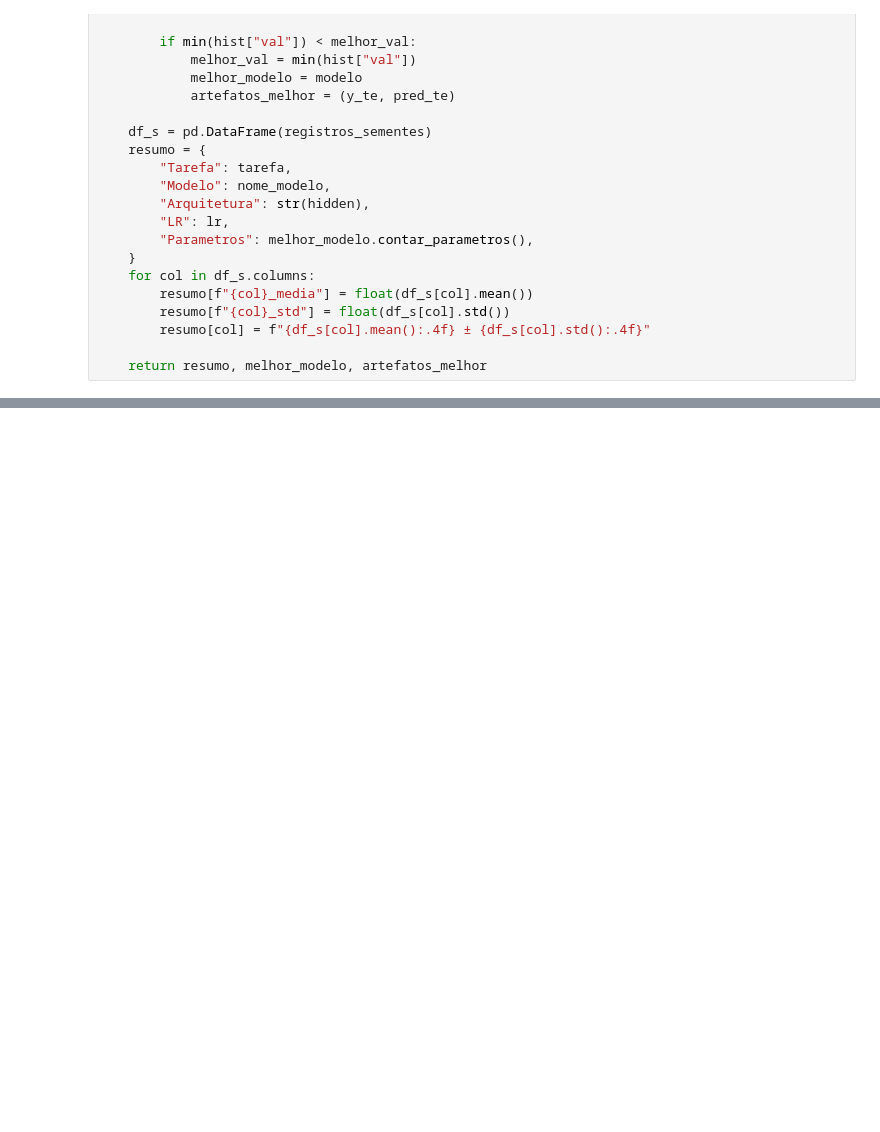
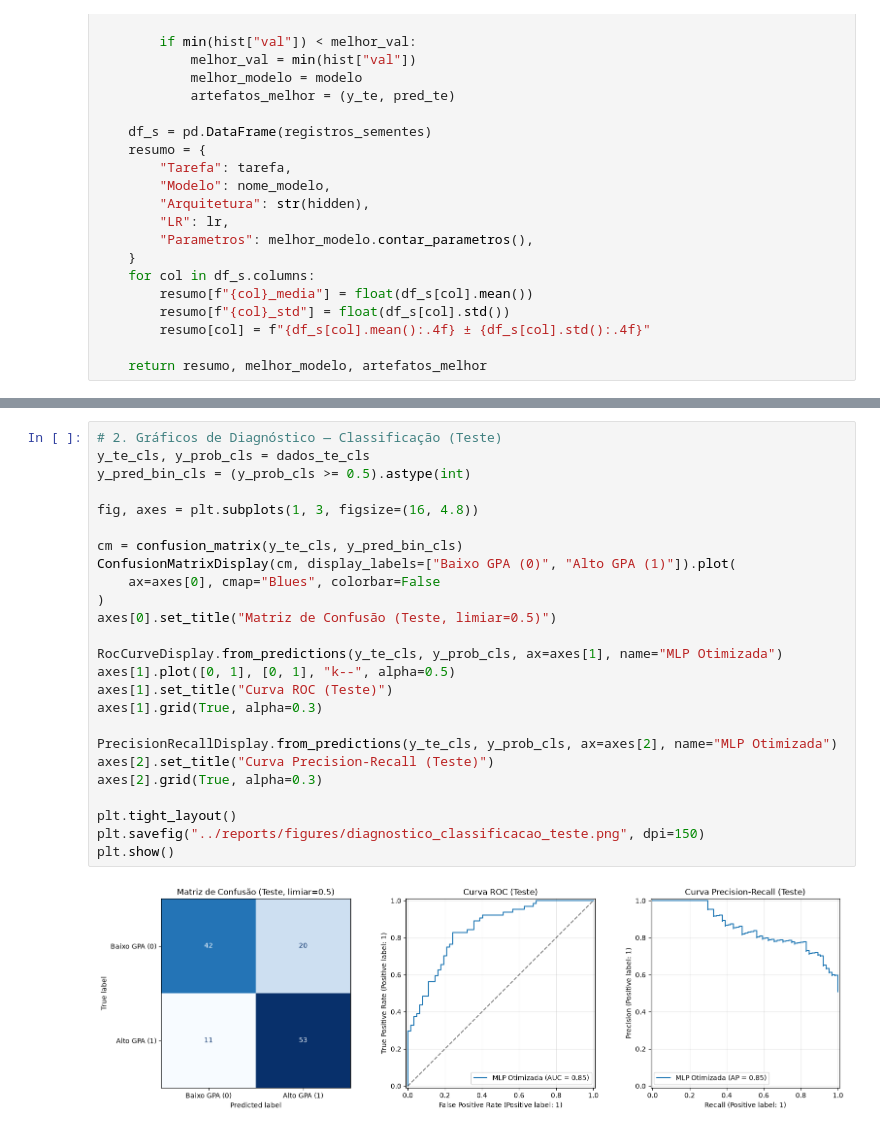
Before and after one commit to HendsMede1r0s/MPL-com-pytorch, a Jupyter notebook: notebooks/07_avaliacao_generalizacao.ipynb, the cells around one changed output, grey strips where cells are left out. Drawn from its saved outputs; the diff is of its cells as text; blank space fills up the shorter version.

```diff
--- a/notebooks/07_avaliacao_generalizacao.ipynb
+++ b/notebooks/07_avaliacao_generalizacao.ipynb
@@ -154,0 +201,27 @@ display(df_resumo_final[df_resumo_final["Tarefa"] == "classificacao"][cols_cls])
+# %%
+# 2. Gráficos de Diagnóstico — Classificação (Teste)
+y_te_cls, y_prob_cls = dados_te_cls
+y_pred_bin_cls = (y_prob_cls >= 0.5).astype(int)
+
+fig, axes = plt.subplots(1, 3, figsize=(16, 4.8))
+
+cm = confusion_matrix(y_te_cls, y_pred_bin_cls)
+ConfusionMatrixDisplay(cm, display_labels=["Baixo GPA (0)", "Alto GPA (1)"]).plot(
+    ax=axes[0], cmap="Blues", colorbar=False
+)
+axes[0].set_title("Matriz de Confusão (Teste, limiar=0.5)")
+
+RocCurveDisplay.from_predictions(y_te_cls, y_prob_cls, ax=axes[1], name="MLP Otimizada")
+axes[1].plot([0, 1], [0, 1], "k--", alpha=0.5)
+axes[1].set_title("Curva ROC (Teste)")
+axes[1].grid(True, alpha=0.3)
+
+PrecisionRecallDisplay.from_predictions(y_te_cls, y_prob_cls, ax=axes[2], name="MLP Otimizada")
+axes[2].set_title("Curva Precision-Recall (Teste)")
+axes[2].grid(True, alpha=0.3)
+
+plt.tight_layout()
+plt.savefig("../reports/figures/diagnostico_classificacao_teste.png", dpi=150)
+plt.show()
+# %% [output]
+[figure, added]
```
Also changed, not shown: parts of 9 cells of this notebook, 5 other files.
